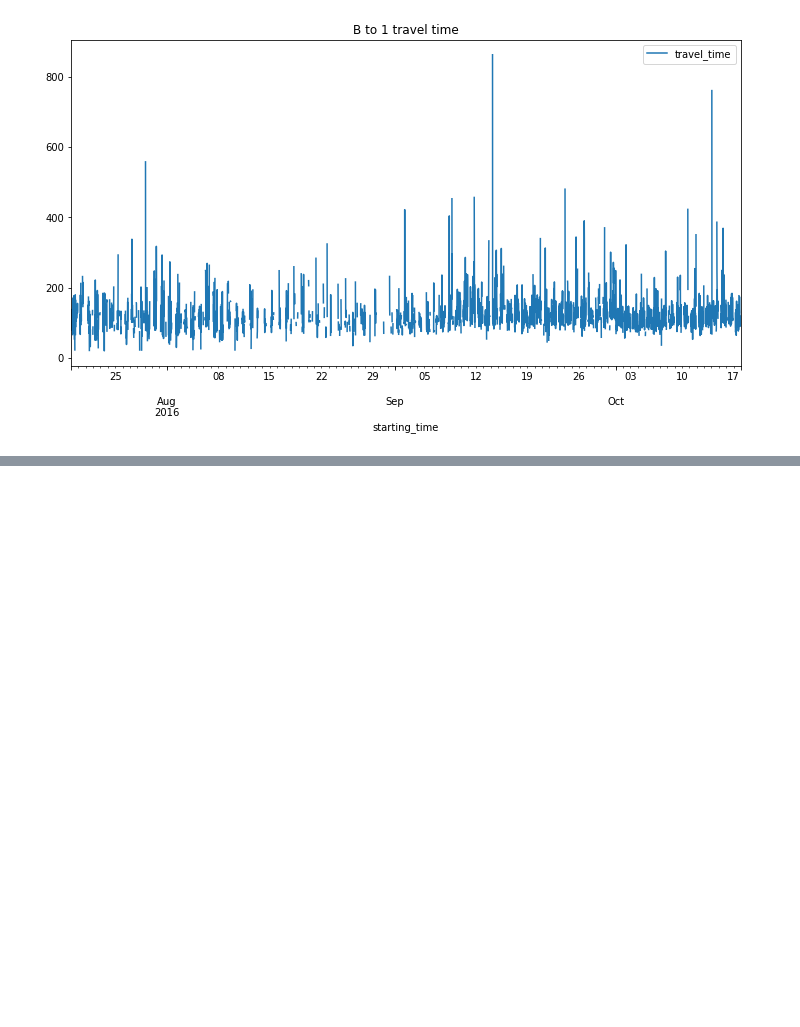
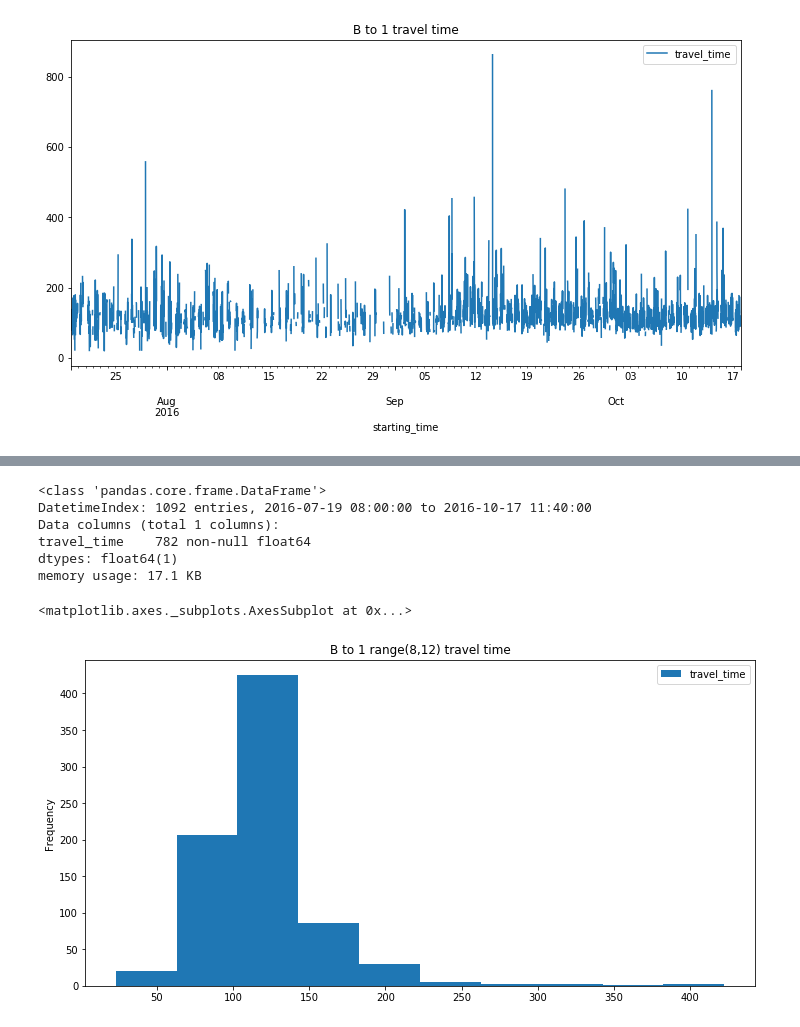
Before and after one commit to delphi-xk/ML_demo, a Jupyter notebook: notebook/pandas_test.ipynb, the cells around one changed output, grey strips where cells are left out. Cells and saved outputs as stored; diff of their text form; code cells hidden in the pictures; blank space fills up the shorter version.

```diff
--- a/notebook/pandas_test.ipynb
+++ b/notebook/pandas_test.ipynb
@@ -3,7 +4,7 @@ import pandas as pd
 from pandas import DataFrame
 % matplotlib inline
 # %%
-traces = pd.read_csv("~/workspace/datasets/trajectories_training.csv")
+traces = pd.read_csv("../datasets/trajectories(table 5)_training.csv")
 # %%
 traces.head(10)
 # %% [output]
@@ -46,7 +47,7 @@ B_1_time_index = DataFrame(B_1['travel_time'].values,
                            index=pd.to_datetime(B_1['starting_time'], format='%Y-%m-%d %H:%M:%S'),
                            columns=['travel_time'])
 # %%
-B_1_resample = B_1_time_index.resample('20Min', closed='left').mean()
+B_1_resample = B_1_time_index.resample('20Min', label='left',closed='left').mean()
 # %%
 B_1_resample
 # %% [output]
@@ -96,3 +85,7 @@ B_1_resample.plot(figsize=(12,6),title="B to 1 travel time")
 # %% [output]
 <matplotlib.axes._subplots.AxesSubplot at 0x...>
 [figure]
+# %%
+slc = B_1_resample.index.to_series().dt.hour.isin(range(8,12))
+# %%
+select_time = B_1_resample.loc[slc]
@@ -98,0 +114,14 @@ B_1_resample.plot(figsize=(12,6),title="B to 1 travel time")
+# %%
+select_time.info()
+# %% [output]
+<class 'pandas.core.frame.DataFrame'>
+DatetimeIndex: 1092 entries, 2016-07-19 08:00:00 to 2016-10-17 11:40:00
+Data columns (total 1 columns):
+travel_time    782 non-null float64
+dtypes: float64(1)
+memory usage: 17.1 KB
+# %%
+select_time.plot(kind='hist',figsize=(12,6),title="B to 1 range(8,12) travel time")
+# %% [output]
+<matplotlib.axes._subplots.AxesSubplot at 0x...>
+[figure, added]
```
Also changed, not shown: parts of 15 cells of this notebook, 4 other files.
